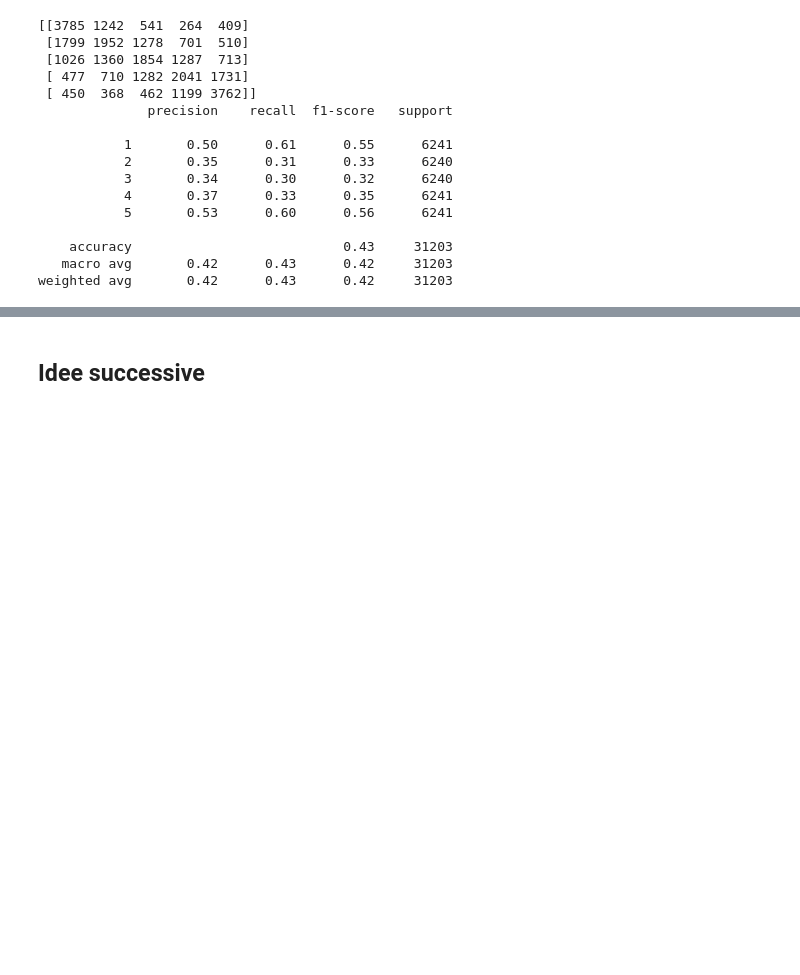
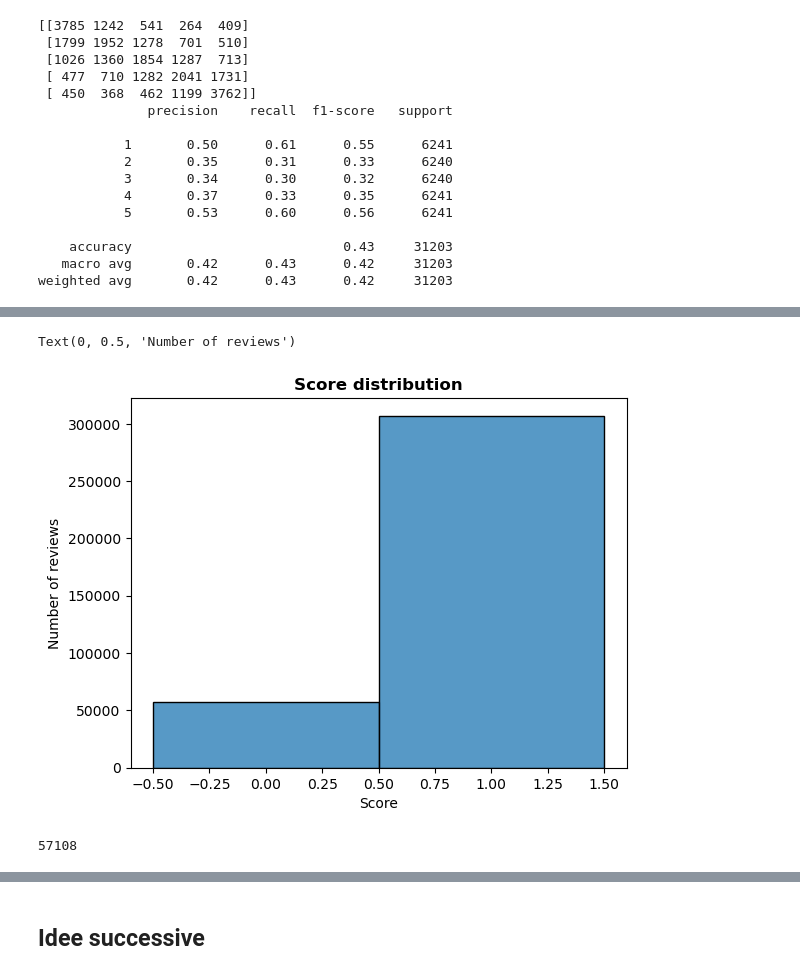
Before and after one commit to rmarconzini/amazon-fine-food-reviews-classification-clustering, a Jupyter notebook: Classification.ipynb, the cells around one changed output, grey strips where cells are left out. Cells and saved outputs as stored; diff of their text form; code cells hidden in the pictures; blank space fills up the shorter version.

Commit message:
binary

```diff
--- a/Classification.ipynb
+++ b/Classification.ipynb
@@ -507,0 +510,8 @@ weighted avg       0.42      0.43      0.42     31203
+# %%
+# Tengo solo gli score diversi da 3
+df_binary = classification_df[classification_df['Score']!=3]
+# %%
+# Creo variabile binaria
+df_binary.loc[df_binary.Score < 3, "Score"] = 0
+df_binary.loc[df_binary.Score > 3, "Score"] = 1
+df_binary.head()
@@ -507,0 +525,13 @@ weighted avg       0.42      0.43      0.42     31203
+# %%
+sns.histplot(df_binary['Score'], discrete=True)
+plt.title("Score distribution", fontweight='bold')
+plt.xlabel("Score")
+plt.ylabel("Number of reviews")
+# %% [output]
+Text(0, 0.5, 'Number of reviews')
+[figure, added]
+# %%
+sample_size_binary = df_binary.groupby('Score').count().min()[0]
+sample_size_binary
+# %% [output]
+57108
```
Also changed, not shown: parts of 31 cells of this notebook.
